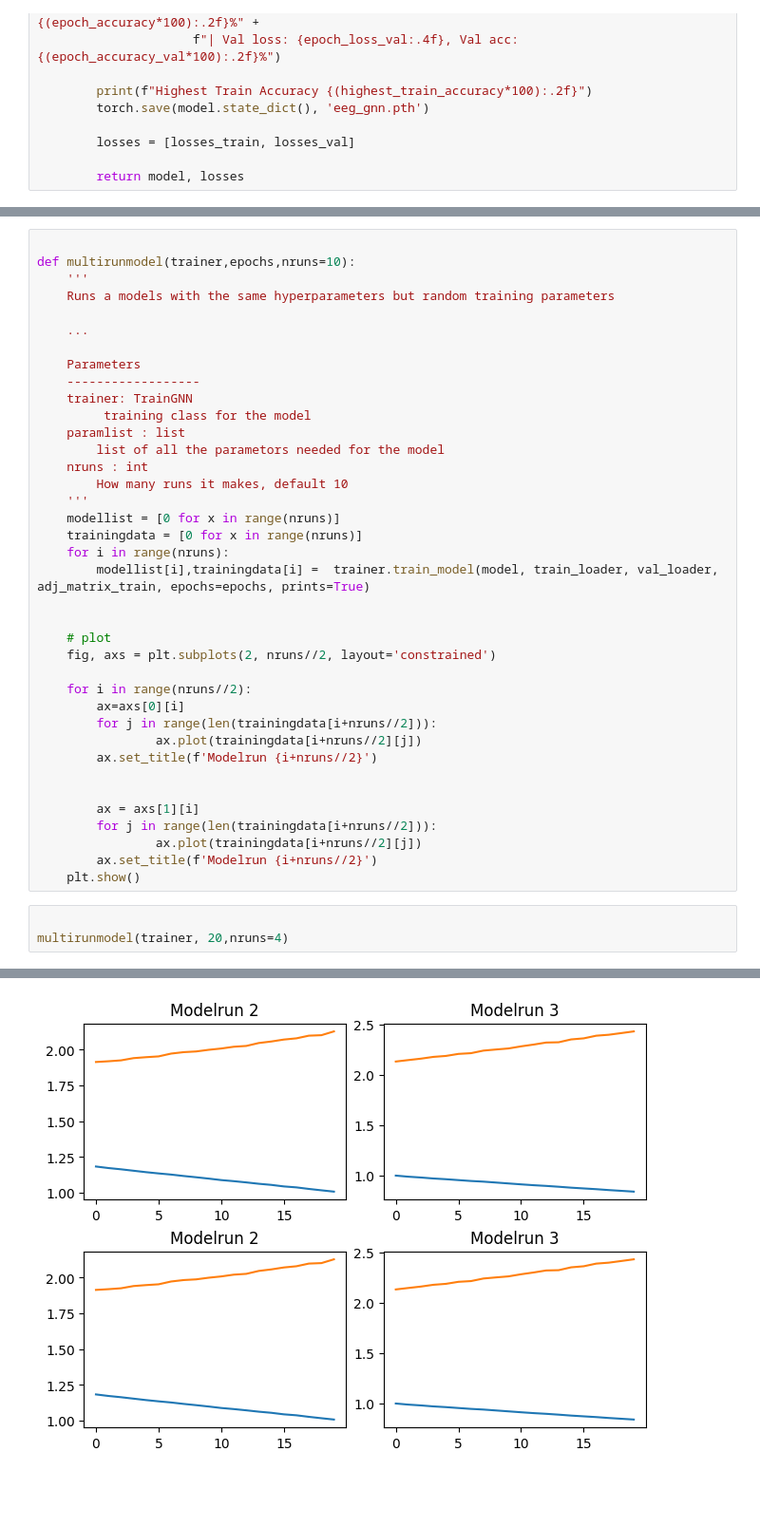
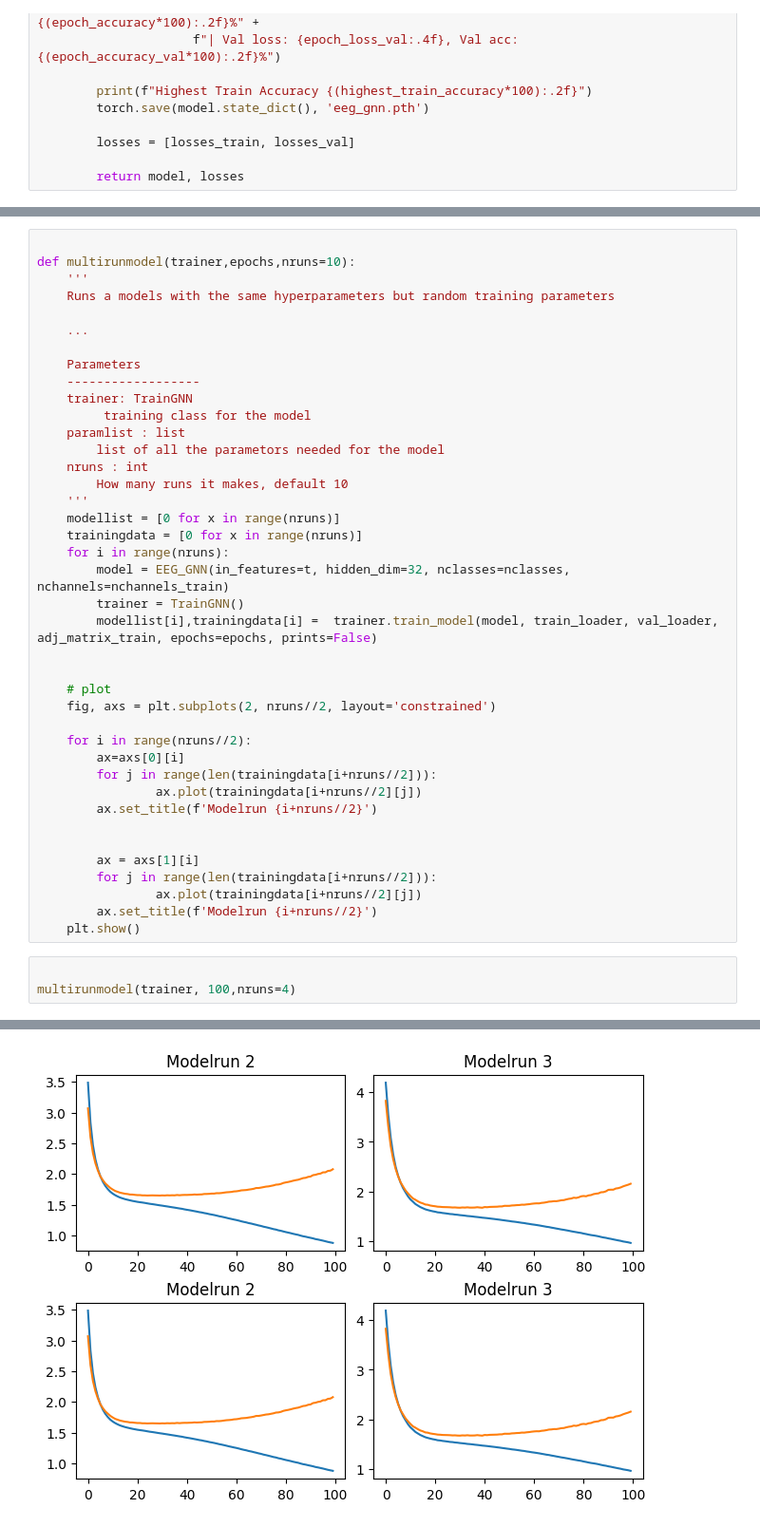
Before and after one commit to AlbinoLoaf/brAIncells, a Jupyter notebook: gnn_test.ipynb, the cells around one changed output, grey strips where cells are left out. Shown: that part at 95% size. Drawn from its saved outputs; the diff is of its cells as text; blank space fills up the shorter version.

Commit message:
updated multirun and git ignore rultirun new reinitialise all runs and the pth file with the modeles is not ignored

```diff
--- a/gnn_test.ipynb
+++ b/gnn_test.ipynb
@@ -233,7 +233,9 @@ def multirunmodel(trainer,epochs,nruns=10):
     modellist = [0 for x in range(nruns)]
     trainingdata = [0 for x in range(nruns)]
     for i in range(nruns):
-        modellist[i],trainingdata[i] =  trainer.train_model(model, train_loader, val_loader, adj_matrix_train, epochs=epochs, prints=True)
+        model = EEG_GNN(in_features=t, hidden_dim=32, nclasses=nclasses, nchannels=nchannels_train)
+        trainer = TrainGNN()
+        modellist[i],trainingdata[i] =  trainer.train_model(model, train_loader, val_loader, adj_matrix_train, epochs=epochs, prints=False)
 
 
     # plot
@@ -253,5 +255,5 @@ def multirunmodel(trainer,epochs,nruns=10):
     plt.show()
 # %%
 
-multirunmodel(trainer, 20,nruns=4)
+multirunmodel(trainer, 100,nruns=4)
 # %% [output]
@@ -275 +264 @@ Highest Train Accuracy 64.18
-[figure, old version]
+[figure, new version]
```
Also changed, not shown: parts of 2 cells of this notebook, 1 other file.
